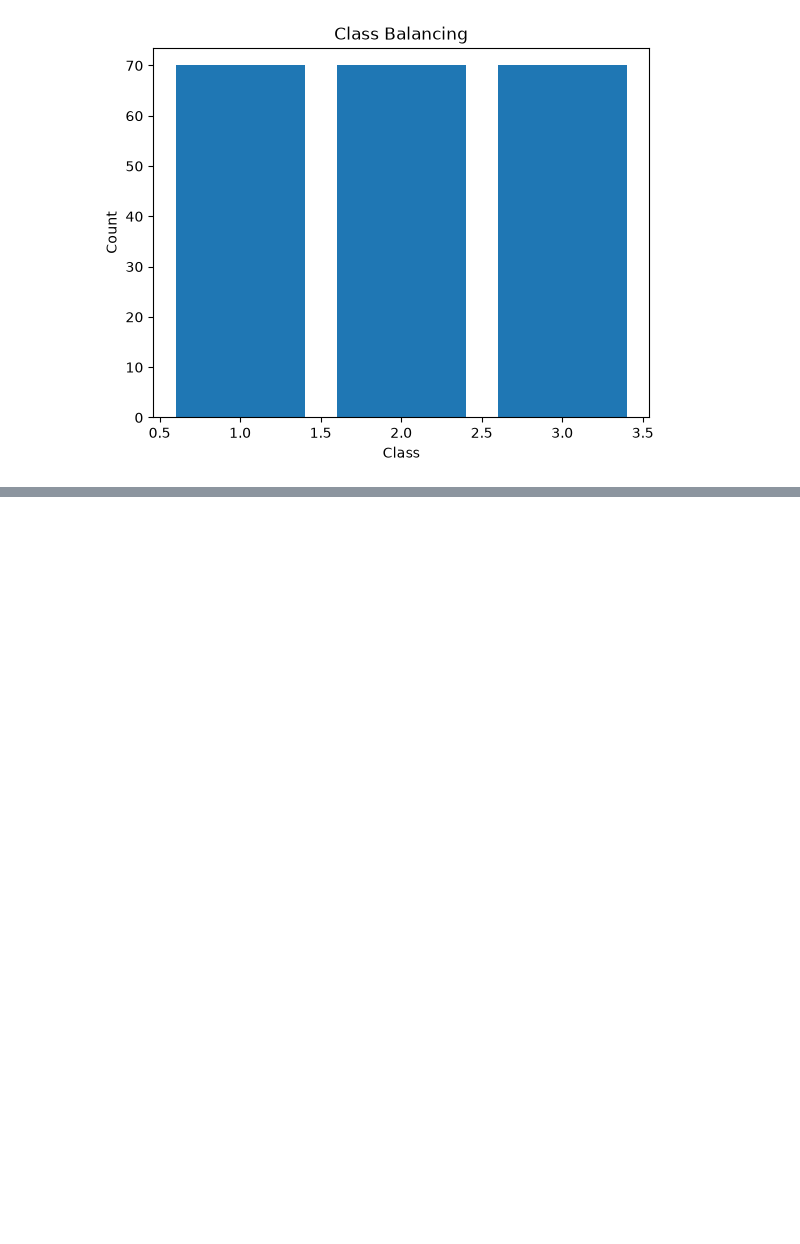
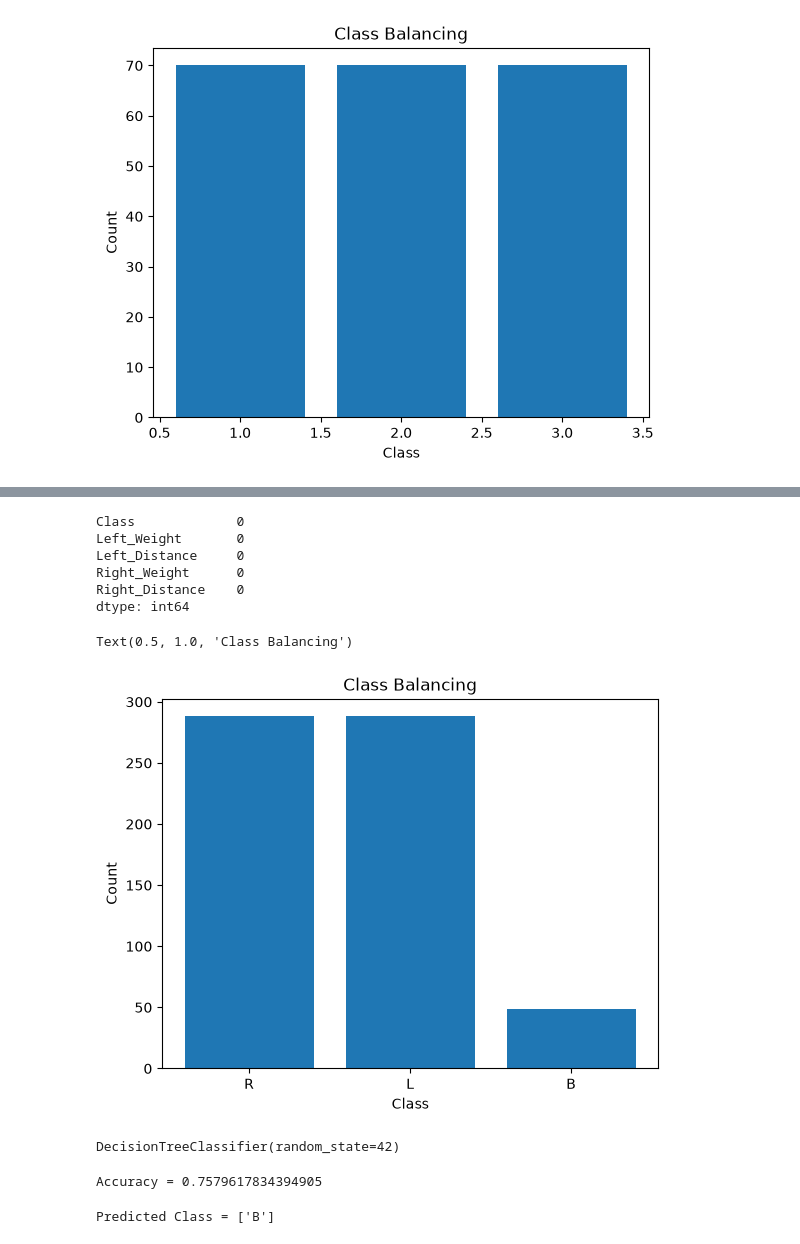
Before and after one commit to Mitu-ShivamMunde/Internship-Work, a Jupyter notebook: Assignment/Week 07/Assignment_Solution_Week07.ipynb, the cells around one changed output, grey strips where cells are left out. Drawn from its saved outputs; the diff is of its cells as text; code cells hidden in the pictures; blank space fills up the shorter version.

```diff
--- a/Assignment/Week 07/Assignment_Solution_Week07.ipynb
+++ b/Assignment/Week 07/Assignment_Solution_Week07.ipynb
@@ -136,0 +153,4 @@ y_pred = model.predict(x_test)
+# %%
+df = pd.read_csv("balance-scale.data", header=None)
+# %%
+df.columns = ["Class","Left_Weight","Left_Distance","Right_Weight","Right_Distance"]
@@ -136,0 +181,20 @@ y_pred = model.predict(x_test)
+# %%
+df.isnull().sum()
+# %% [output]
+Class             0
+Left_Weight       0
+Left_Distance     0
+Right_Weight      0
+Right_Distance    0
+dtype: int64
+# %%
+x = df.drop("Class", axis=1)
+y = df["Class"]
+# %%
+plt.bar(y.value_counts().index, y.value_counts().values)
+plt.xlabel("Class")
+plt.ylabel("Count")
+plt.title("Class Balancing")
+# %% [output]
+Text(0.5, 1.0, 'Class Balancing')
+[figure, added]
@@ -136,0 +207,4 @@ y_pred = model.predict(x_test)
+# %%
+model.fit(x_train, y_train)
+# %% [output]
+DecisionTreeClassifier(random_state=42)
@@ -136,0 +213,11 @@ y_pred = model.predict(x_test)
+# %%
+print("Accuracy =", accuracy_score(y_test, y_pred))
+# %% [output]
+Accuracy = 0.7579617834394905
+# %%
+sample = [[1,1,1,1]]
+result = model.predict(sample)
+
+print("Predicted Class =", result)
+# %% [output]
+Predicted Class = ['B']
```
Also changed, not shown: parts of 30 cells of this notebook, 3 other files.
